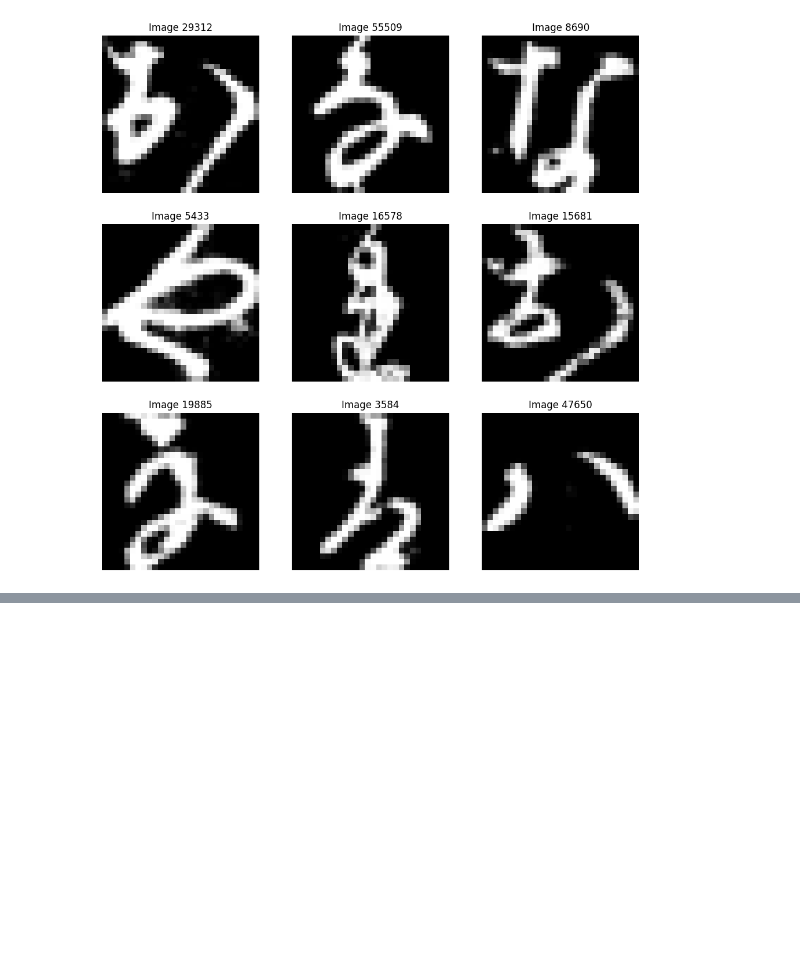
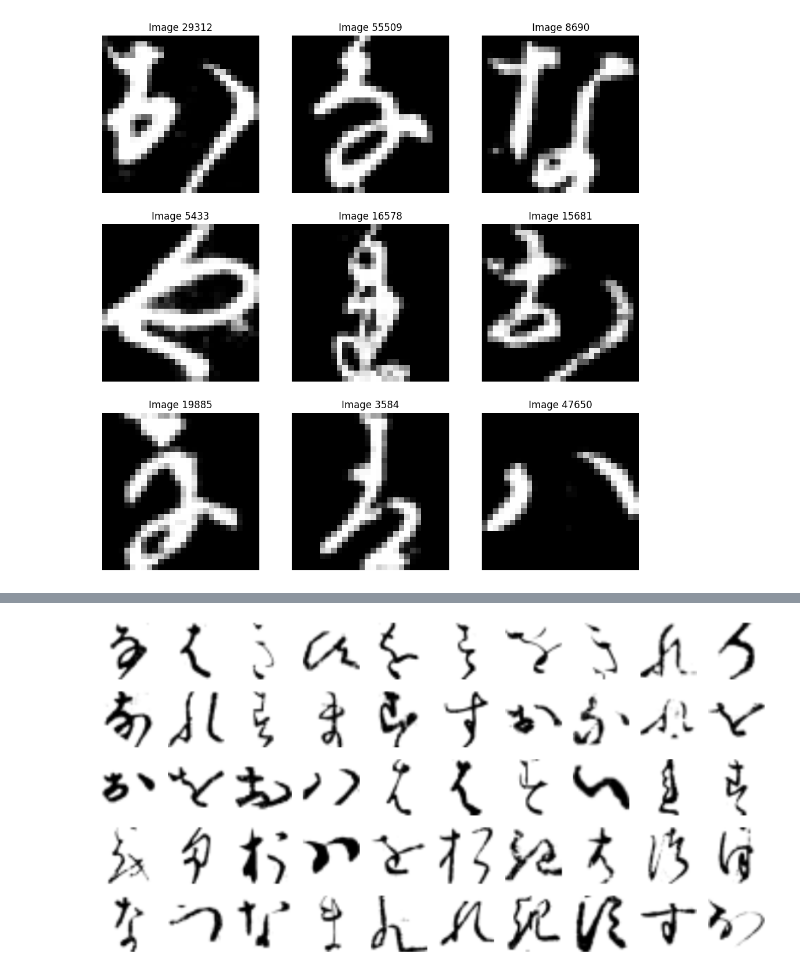
Before and after one commit to MauFGarzofino/SIS420, a Jupyter notebook: Laboratorios/Laboratorio6/chineseMNIST/lab6v1/chiense.ipynb, the cells around one changed output, grey strips where cells are left out. Drawn from its saved outputs; the diff is of its cells as text; code cells hidden in the pictures; blank space fills up the shorter version.

```diff
--- a/Laboratorios/Laboratorio6/chineseMNIST/lab6v1/chiense.ipynb
+++ b/Laboratorios/Laboratorio6/chineseMNIST/lab6v1/chiense.ipynb
@@ -186,0 +355,2 @@ print(f'El número óptimo de clusters es: {optimal_clusters}')
+# %%
+y_representative_digits = y_train.values[idxs]
@@ -186,0 +389,4 @@ print(f'El número óptimo de clusters es: {optimal_clusters}')
+# %%
+y_train_propagated = np.empty(len(X_train))
+for i in range(k):
+  y_train_propagated[kmeans.labels_==i] = y_representative_digits[i]
@@ -186,0 +396,4 @@ print(f'El número óptimo de clusters es: {optimal_clusters}')
+# %%
+log_reg3 = LogisticRegression(multi_class="ovr", solver="lbfgs", max_iter=5000, random_state=42)
+%time log_reg3.fit(X_train[:1000], y_train_propagated[:1000])
+log_reg3.score(X_test, y_test)
@@ -186,0 +412,6 @@ print(f'El número óptimo de clusters es: {optimal_clusters}')
+# %%
+probas = log_reg3.predict_proba(X_train[:4000])
+labels_ixs = np.argmax(probas, axis=1)
+labels = np.array([proba[ix] for proba, ix in zip(probas, labels_ixs)])
+sorted_ixs = np.argsort(labels)
+labels[sorted_ixs[:10]]
@@ -186,0 +428,22 @@ print(f'El número óptimo de clusters es: {optimal_clusters}')
+# %%
+X_lowest = X_train.values[:4000][sorted_ixs[:k]]
+# Definir k correctamente (número de imágenes a mostrar)
+k = len(X_lowest)
+
+# Calcular el número de filas y columnas
+ncols = 10
+nrows = k // ncols + (1 if k % ncols != 0 else 0)
+
+# Crear la figura
+plt.figure(figsize=(ncols * 2, nrows * 2))
+
+# Crear subplots para cada imagen en X_lowest
+for index, img in enumerate(X_lowest):
+    plt.subplot(nrows, ncols, index + 1)
+    plt.imshow(img.reshape(28, 28), cmap="binary", interpolation="bilinear")
+    plt.axis('off')
+
+# Mostrar la figura
+plt.show()
+# %% [output]
+[figure, added]
```
Also changed, not shown: parts of 46 cells of this notebook, 1 other file.
